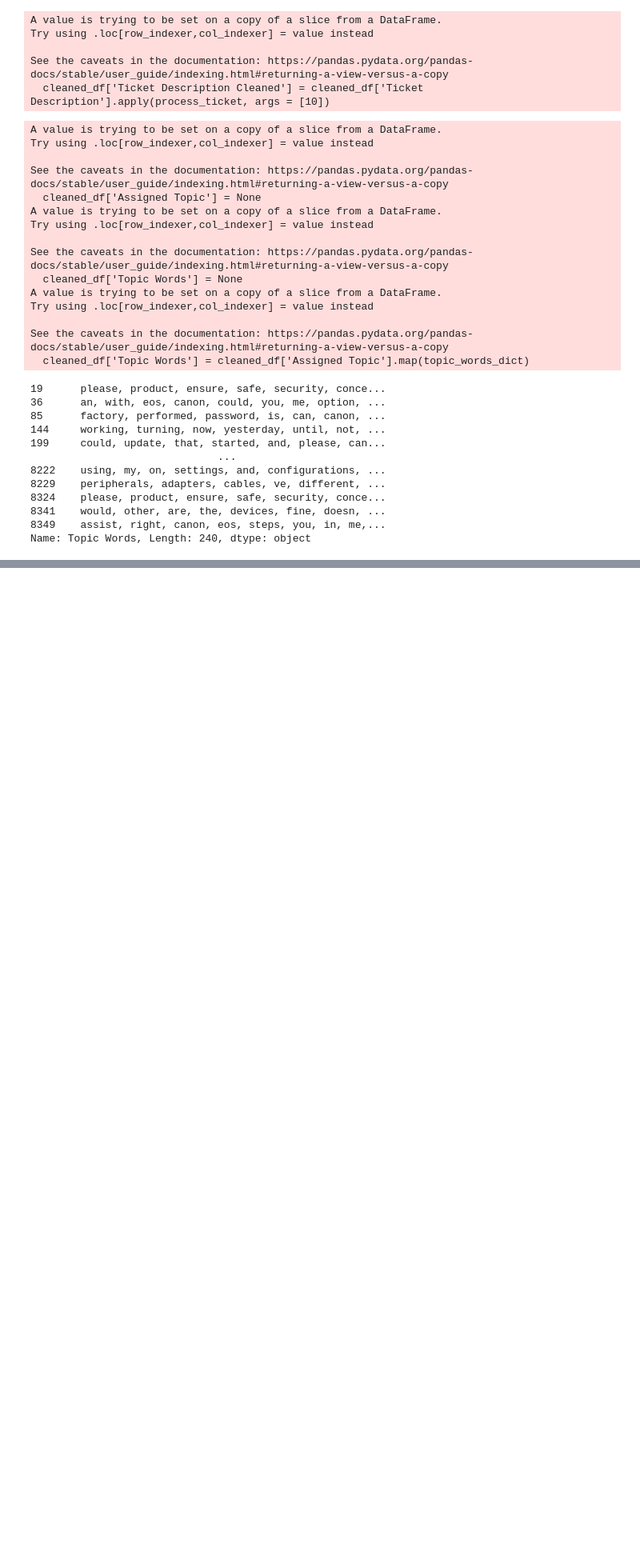
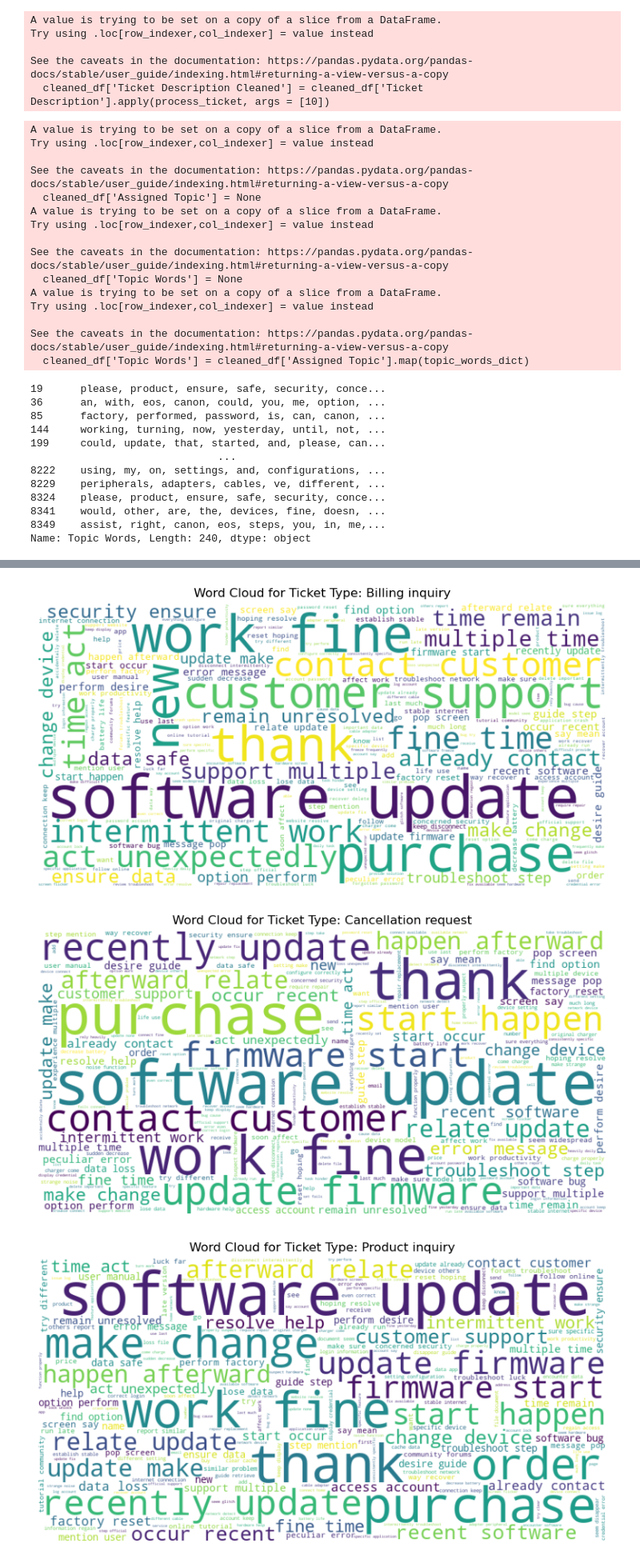
Before and after one commit to WesleyDickens/Customer-Support, a Jupyter notebook: NLP.ipynb, the cells around one changed output, grey strips where cells are left out. Shown at 80% size. Cells and saved outputs as stored; diff of their text form; code cells hidden in the pictures; blank space fills up the shorter version.

```diff
--- a/NLP.ipynb
+++ b/NLP.ipynb
@@ -320,0 +401,25 @@ AttributeError: 'NoneType' object has no attribute 'split'
+# %%
+from wordcloud import WordCloud
+import matplotlib.pyplot as plt
+
+# Group by 'Ticket Type' and concatenate 'Ticket Description'
+grouped_data = cleaned_df.groupby('Ticket Type')['Ticket Description Cleaned'].apply(lambda x: ' '.join(x)).reset_index()
+
+# Generate a word cloud for each ticket type
+for index, row in grouped_data.iterrows():
+    ticket_type = row['Ticket Type']
+    text = row['Ticket Description Cleaned']
+
+    # Generate the word cloud
+    wordcloud = WordCloud(width = 800, height = 400, background_color ='white').generate(text)
+
+    # Plot the word cloud
+    plt.figure(figsize=(10, 5))
+    plt.imshow(wordcloud, interpolation='bilinear')
+    plt.title(f'Word Cloud for Ticket Type: {ticket_type}')
+    plt.axis('off')
+    plt.show()
+# %% [output]
+[figure, added]
+[figure, added]
+[figure, added]
```
Also changed, not shown: parts of 22 cells of this notebook, 1 other file.
